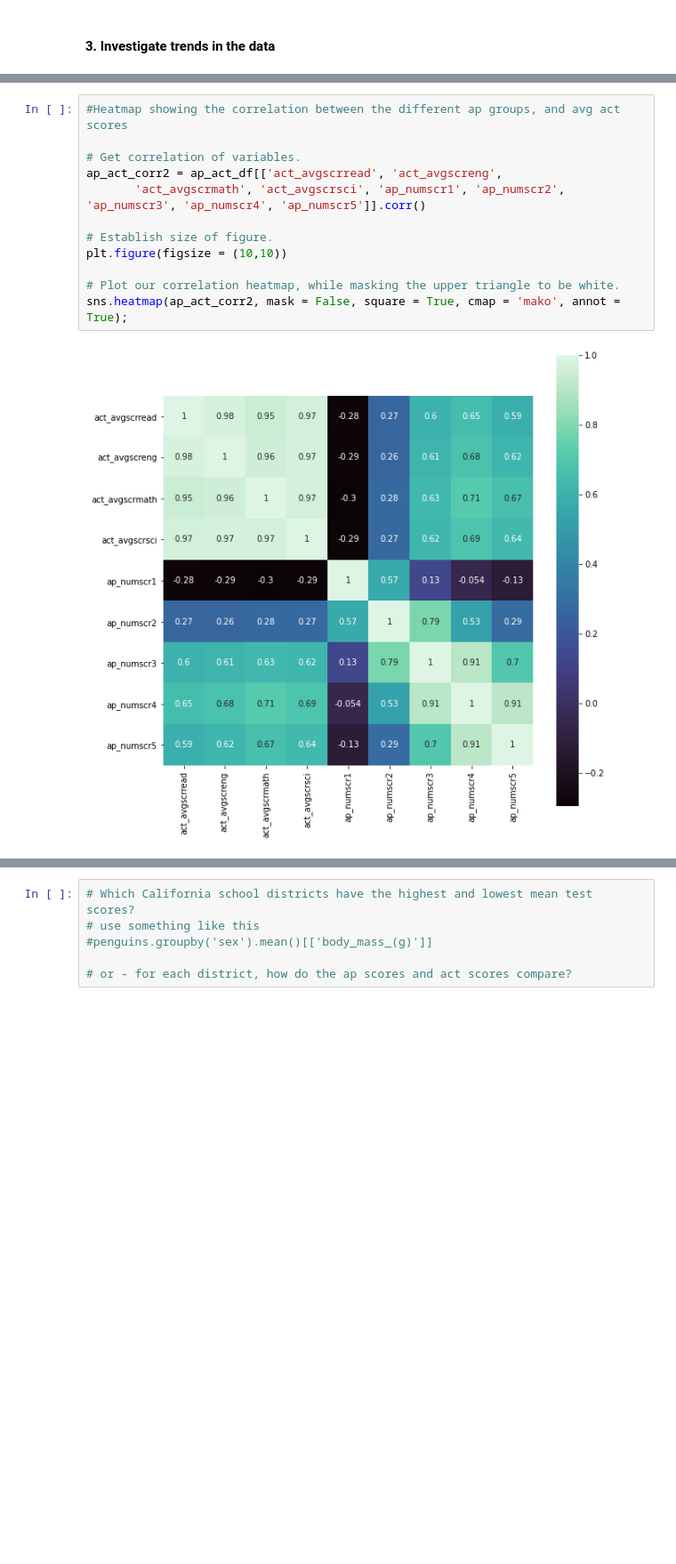
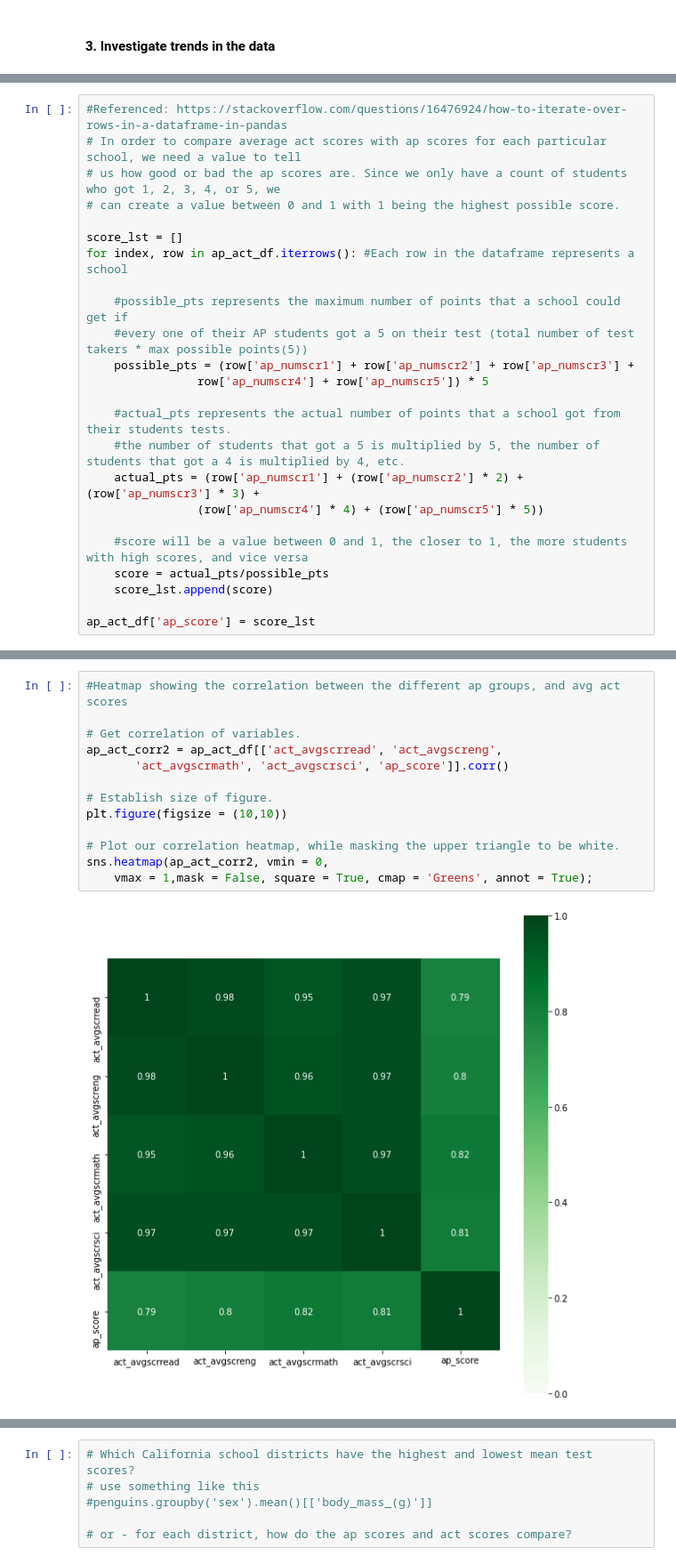
Before and after one commit to Jgates62/ap_act_performance_analysis, a Jupyter notebook: code/jg_project_code.ipynb, the cells around one changed output, grey strips where cells are left out. Shown: that part at 89% size. Drawn from its saved outputs; the diff is of its cells as text; blank space fills up the shorter version.

Commit message:
Added Visualizations

```diff
--- a/code/jg_project_code.ipynb
+++ b/code/jg_project_code.ipynb
@@ -711 +747,25 @@ dtype: float64
+# %%
+#Referenced: https://stackoverflow.com/questions/16476924/how-to-iterate-over-rows-in-a-dataframe-in-pandas
+# In order to compare average act scores with ap scores for each particular school, we need a value to tell
+# us how good or bad the ap scores are. Since we only have a count of students who got 1, 2, 3, 4, or 5, we
+# can create a value between 0 and 1 with 1 being the highest possible score.
+
+score_lst = []
+for index, row in ap_act_df.iterrows(): #Each row in the dataframe represents a school
+
+    #possible_pts represents the maximum number of points that a school could get if
+    #every one of their AP students got a 5 on their test (total number of test takers * max possible points(5))
+    possible_pts = (row['ap_numscr1'] + row['ap_numscr2'] + row['ap_numscr3'] +
+                row['ap_numscr4'] + row['ap_numscr5']) * 5
+
+    #actual_pts represents the actual number of points that a school got from their students tests.
+    #the number of students that got a 5 is multiplied by 5, the number of students that got a 4 is multiplied by 4, etc.
+    actual_pts = (row['ap_numscr1'] + (row['ap_numscr2'] * 2) + (row['ap_numscr3'] * 3) +
+                (row['ap_numscr4'] * 4) + (row['ap_numscr5'] * 5))
+
+    #score will be a value between 0 and 1, the closer to 1, the more students with high scores, and vice versa
+    score = actual_pts/possible_pts
+    score_lst.append(score)
+
+ap_act_df['ap_score'] = score_lst
 # %%
@@ -801,14 +842,15 @@ Index(['scode', 'ccode', 'dcode', 'rtype', 'sname', 'dname', 'cname',
 # %%
 #Heatmap showing the correlation between the different ap groups, and avg act scores
 
 # Get correlation of variables.
 ap_act_corr2 = ap_act_df[['act_avgscrread', 'act_avgscreng',
-       'act_avgscrmath', 'act_avgscrsci', 'ap_numscr1', 'ap_numscr2', 'ap_numscr3', 'ap_numscr4', 'ap_numscr5']].corr()
+       'act_avgscrmath', 'act_avgscrsci', 'ap_score']].corr()
 
 # Establish size of figure.
 plt.figure(figsize = (10,10))
 
 # Plot our correlation heatmap, while masking the upper triangle to be white.
-sns.heatmap(ap_act_corr2, mask = False, square = True, cmap = 'mako', annot = True);
+sns.heatmap(ap_act_corr2, vmin = 0,
+    vmax = 1,mask = False, square = True, cmap = 'Greens', annot = True);
 # %% [output]
-[figure, old version]
+[figure, new version]
```
Also changed, not shown: parts of 24 cells of this notebook, 8 other files.
